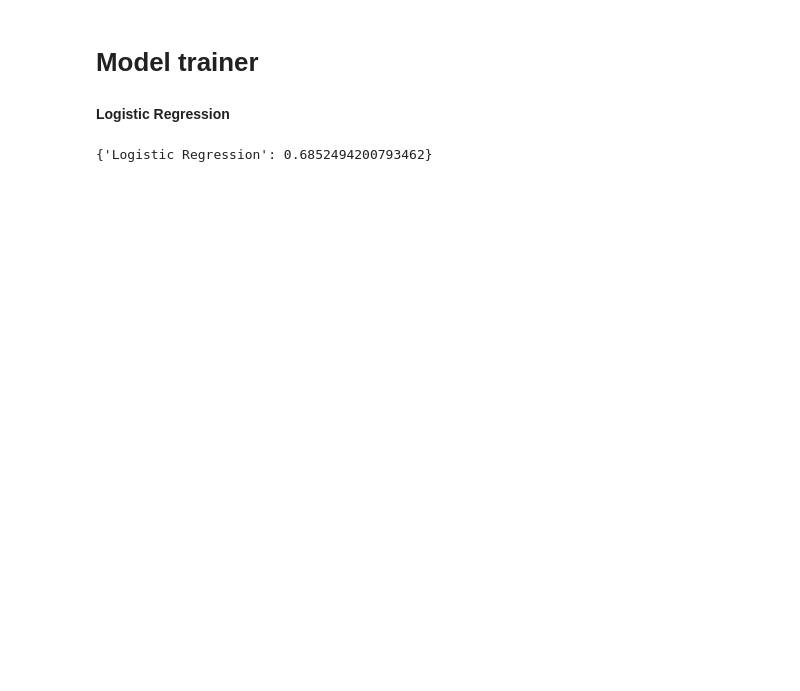
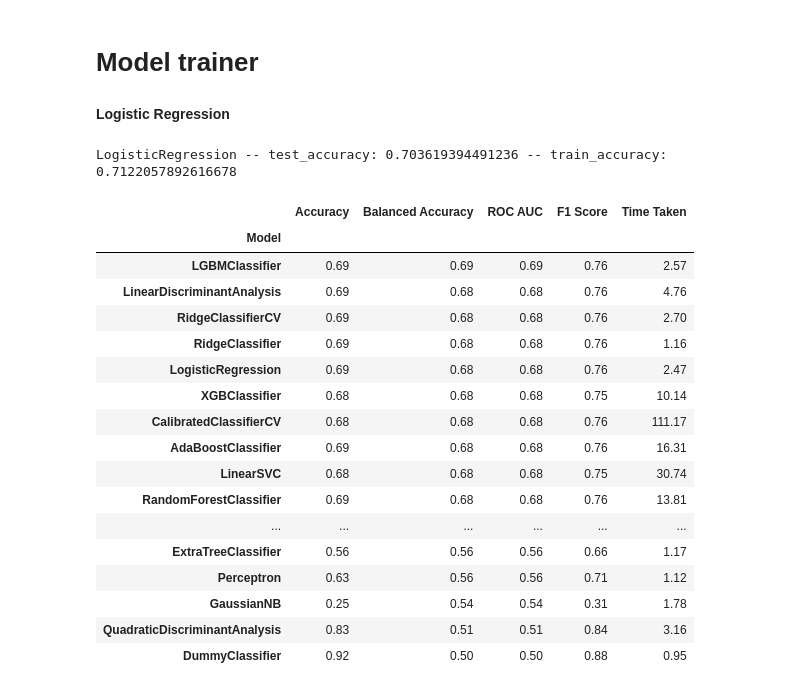
Before and after one commit to DaiTensa/projetscoring, a Jupyter notebook: notebook/03_Test_import_transform_data_train_model.ipynb, the cells around one changed output. Saved outputs shown, nothing was run; the diff lists cells and outputs as text; code cells hidden in the pictures; blank space fills up the shorter version.

```diff
--- a/notebook/03_Test_import_transform_data_train_model.ipynb
+++ b/notebook/03_Test_import_transform_data_train_model.ipynb
@@ -256,6 +214,14 @@ modeltrainer = ModelTrainer()
 # %% [markdown]
 **Logistic Regression**
 # %%
-modeltrainer.initiate_model_trainer(X_tr= X_train, y_tr= y_train, X_te= X_test, y_te= y_test, models=models, param=params)
+model = LogisticRegression()
+
+params = {
+        'penalty': ['l1', 'l2'],
+        'C': [0.001, 0.01, 0.1, 1, 10, 100],
+        'solver': ['liblinear', 'saga']
+        }
+
+modeltrainer.initiate_model_trainer(X_train,y_train,X_test,y_test, model, params, save_best_model=True)
 # %% [output]
-{'Logistic Regression': 0.6852494200793462}
+LogisticRegression -- test_accuracy: 0.703619394491236 -- train_accuracy: 0.7122057892616678
@@ -261,0 +230,24 @@ modeltrainer.initiate_model_trainer(X_tr= X_train, y_tr= y_train, X_te= X_test,
+# %%
+clf = LazyClassifier(verbose=0,ignore_warnings=True, custom_metric=None)
+models,predictions = clf.fit(X_train, X_test, y_train, y_test)
+# %%
+models
+# %% [output]
+|  | Accuracy | Balanced Accuracy | ROC AUC | F1 Score | Time Taken |
+| Model |  |  |  |  |  |
+| LGBMClassifier | 0.69 | 0.69 | 0.69 | 0.76 | 2.57 |
+| LinearDiscriminantAnalysis | 0.69 | 0.68 | 0.68 | 0.76 | 4.76 |
+| RidgeClassifierCV | 0.69 | 0.68 | 0.68 | 0.76 | 2.70 |
+| RidgeClassifier | 0.69 | 0.68 | 0.68 | 0.76 | 1.16 |
+| LogisticRegression | 0.69 | 0.68 | 0.68 | 0.76 | 2.47 |
+| XGBClassifier | 0.68 | 0.68 | 0.68 | 0.75 | 10.14 |
+| CalibratedClassifierCV | 0.68 | 0.68 | 0.68 | 0.76 | 111.17 |
+| AdaBoostClassifier | 0.69 | 0.68 | 0.68 | 0.76 | 16.31 |
+| LinearSVC | 0.68 | 0.68 | 0.68 | 0.75 | 30.74 |
+| RandomForestClassifier | 0.69 | 0.68 | 0.68 | 0.76 | 13.81 |
+| ... | ... | ... | ... | ... | ... |
+| ExtraTreeClassifier | 0.56 | 0.56 | 0.56 | 0.66 | 1.17 |
+| Perceptron | 0.63 | 0.56 | 0.56 | 0.71 | 1.12 |
+| GaussianNB | 0.25 | 0.54 | 0.54 | 0.31 | 1.78 |
+| QuadraticDiscriminantAnalysis | 0.83 | 0.51 | 0.51 | 0.84 | 3.16 |
+| DummyClassifier | 0.92 | 0.50 | 0.50 | 0.88 | 0.95 |
```
Also changed, not shown: parts of 18 cells of this notebook, 8 other files.
